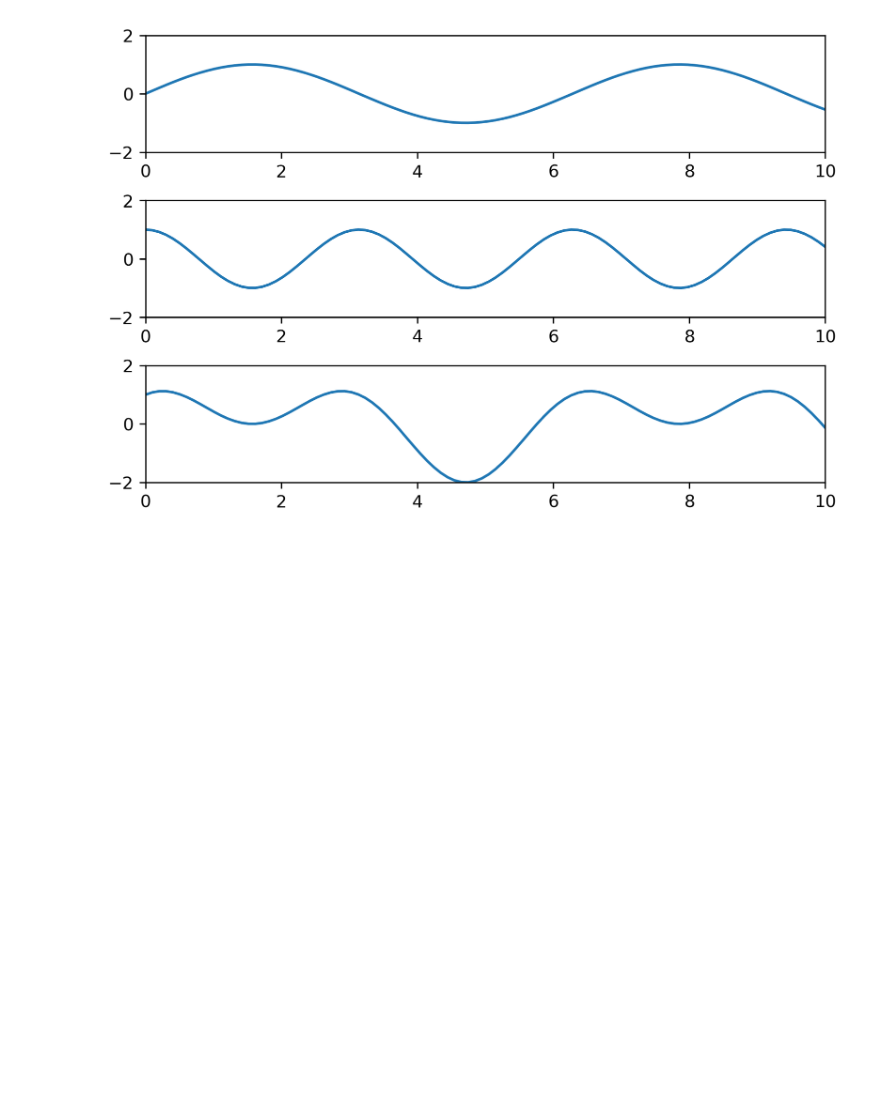
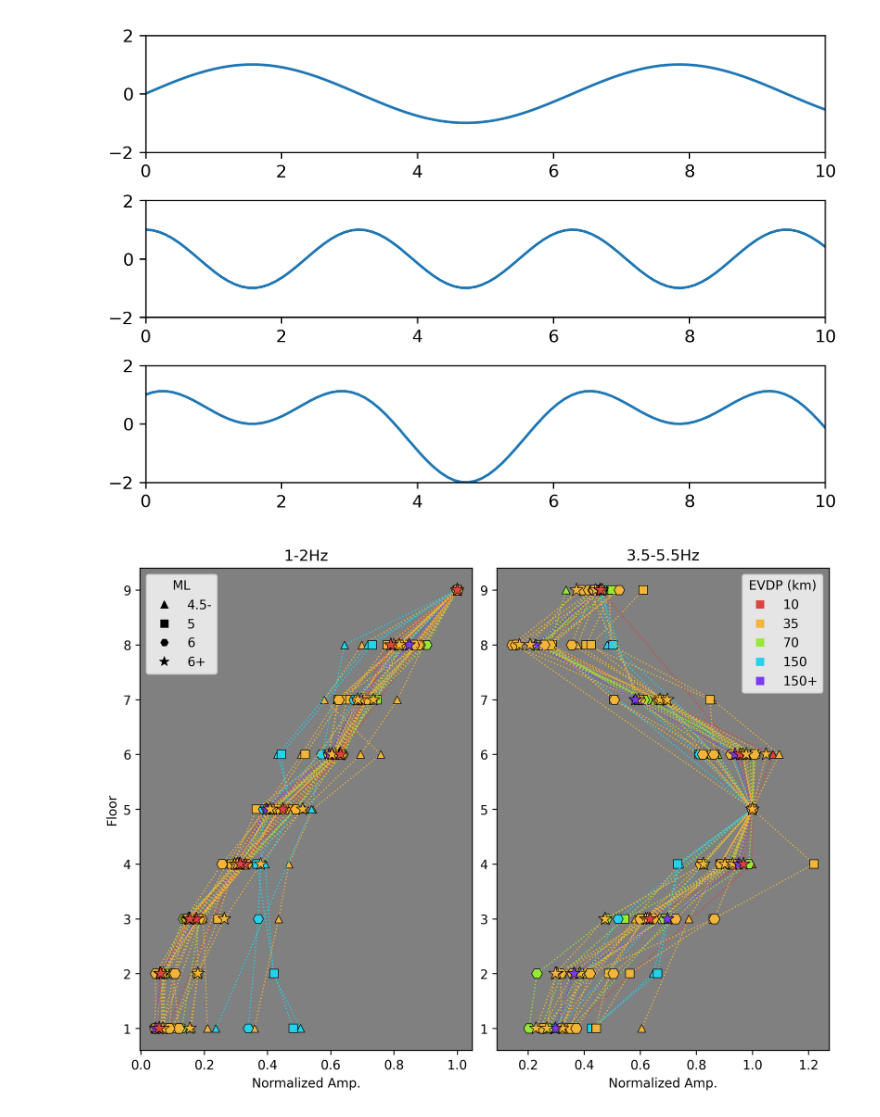
Before and after one commit to joshchunghung/python, a Jupyter notebook: Matplotlib.ipynb, the cells around one changed output. Saved outputs shown, nothing was run; the diff lists cells and outputs as text; code cells hidden in the pictures; blank space fills up the shorter version.

```diff
--- a/Matplotlib.ipynb
+++ b/Matplotlib.ipynb
@@ -176,0 +224,64 @@ plt.setp(ax,xlim=(0,10),ylim=(-2,2)) ### ylim all
+# %%
+"""
+facecolor : 背景顏色 markeredgecolor: legend 框框的顏色
+
+"""
+
+fig,ax=plt.subplots(nrows=1, ncols=2, dpi=300,figsize=(8,6),constrained_layout=True)
+
+colNames=['floor','frq','amp','ml','dep']
+for txt in sorted(glob('../test/*.frq_amp.1-2.txt0'),key=lambda name: float(name.split("mag")[1].split("frq")[0].strip("."))):
+    df=pd.read_csv(txt, sep=" ",names=colNames)
+    marker,markersize,color=getShapeColor(df.ml[0],df.dep[0])
+    ax[0].plot(df.amp, df.floor,color=color,linewidth=1,linestyle=":",marker=marker, markersize=markersize,
+    markerfacecolor=color, markeredgewidth=0.5, markeredgecolor='black')
+
+for txt in sorted(glob('../test/*.frq_amp.3.5-5.5.txt0'),key=lambda name: float(name.split("mag")[1].split("frq")[0].strip("."))):
+    try:
+        df=pd.read_csv(txt, sep=" ",names=colNames)
+        marker,markersize,color=getShapeColor(df.ml[0],df.dep[0])
+        plt.plot(df.amp, df.floor,color=color,linewidth=1,linestyle=":",marker=marker, markersize=markersize,
+        markerfacecolor=color, markeredgewidth=0.5, markeredgecolor='black')
+    except:
+        print(txt)
+        continue
+
+# plt.xticks([x for x in np.arange(0,1.1,0.1)]
+
+# for legend
+triangle = Line2D([], [], color='black', marker='^', linestyle='None', markeredgewidth=0.5,markeredgecolor='black',
+                          markersize=6, label='4.5-')
+square = Line2D([], [], color='black', marker='s', linestyle='None', markeredgewidth=0.5,markeredgecolor='black',
+                          markersize=6, label='5')
+hexagon2 = Line2D([], [], color='black', marker='H', linestyle='None', markeredgewidth=0.5,markeredgecolor='black',
+                          markersize=6, label='6')
+star=Line2D([], [], color='black', marker='*', linestyle='None', markeredgewidth=0.5,markeredgecolor='black',
+                        markersize=8, label='6+')
+
+ax[0].set_xlabel('Normalized Amp.')
+ax[0].set_ylabel('Floor')
+ax[0].set_title('1-2Hz')
+ax[0].legend(handles=[triangle,  square, hexagon2,star],loc='upper left',title="ML")
+ax[0].set_facecolor('#808080')
+
+
+dep10 = Line2D([], [], color='#DB453F', marker='s', linestyle='None', markeredgewidth=0.5,
+                          markersize=6, label='10')
+dep35 = Line2D([], [], color='#F2B53A', marker='s', linestyle='None', markeredgewidth=0.5,
+                          markersize=6, label='35')
+dep70  = Line2D([], [], color='#97E838', marker='s', linestyle='None', markeredgewidth=0.5,
+                          markersize=6, label='70')
+dep150 =Line2D([], [], color='#26D2EB', marker='s', linestyle='None', markeredgewidth=0.5,
+                        markersize=6, label='150')
+
+dep300 =Line2D([], [], color='#7B3AF2', marker='s', linestyle='None', markeredgewidth=0.5,
+                        markersize=6, label='150+')
+
+
+ax[1].set_xlabel('Normalized Amp.')
+ax[1].set_title('3.5-5.5Hz')
+ax[1].legend(handles=[dep10,  dep35, dep70,dep150,dep300],loc='upper right',title="EVDP (km)")
+ax[1].set_facecolor('#808080')
+# fig.savefig('floor_amp.png',dpi=300,bbox_inches='tight',pad_inches = 0.05, facecolor='white')
+# %% [output]
+[figure, added]
```
Also changed, not shown: parts of 4 cells of this notebook.
